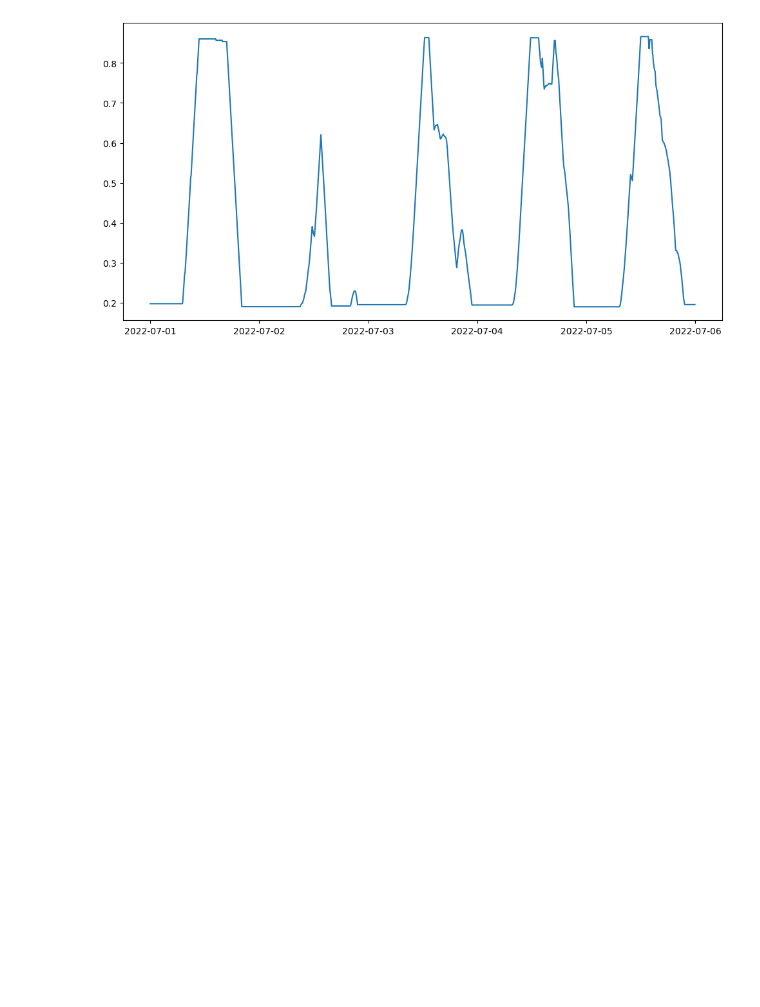
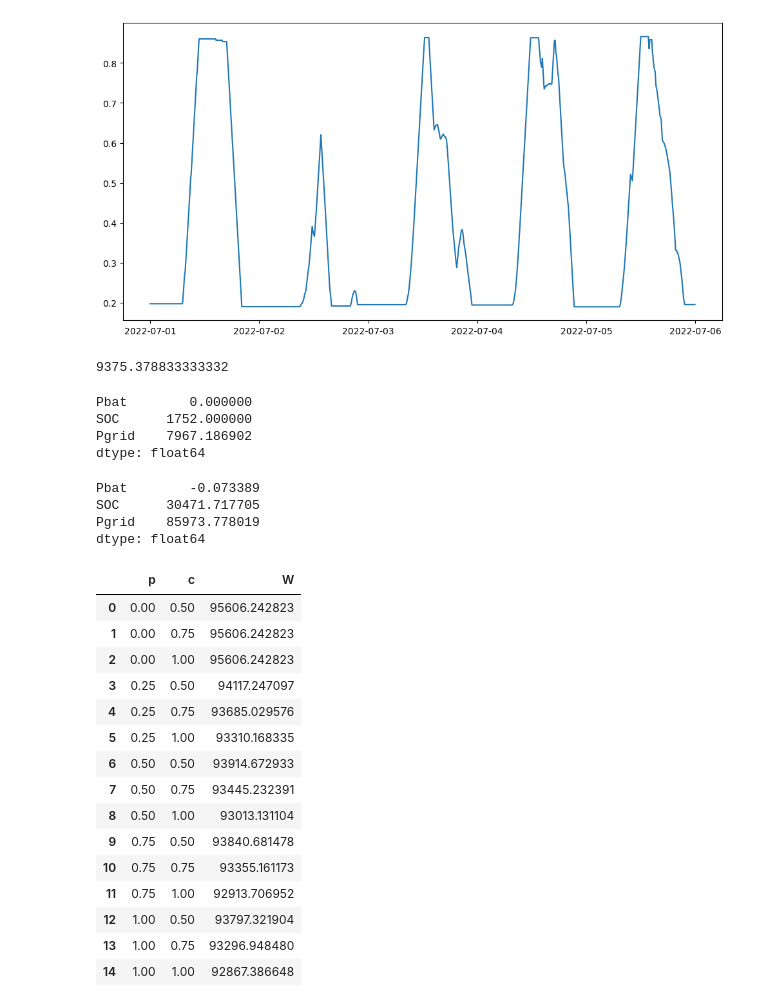
Before and after one commit to Shai670/Residential_consumption_modeling, a Jupyter notebook: battery04.09.ipynb, the cells around one changed output. Saved outputs shown, nothing was run; the diff lists cells and outputs as text; code cells hidden in the pictures; blank space fills up the shorter version.

```diff
--- a/battery04.09.ipynb
+++ b/battery04.09.ipynb
@@ -139,3 +139,76 @@ plt.show()
 # %% [output]
 [figure]
 [figure]
+# %%
+def solar_battery_calc(Pnom, capacity):
+    bat = battery(Pnom=Pnom, capacity=capacity)
+
+    load_data = dataset['load'].copy()
+    gen_data  = dataset['Solar'].copy()
+
+    Pbat = []; soc = []; Pgrid = []
+    for load, gen in zip(load_data, gen_data):
+        bat_power = bat.working(Pgen=gen, Pload=load)
+        grid_power = load + bat_power - gen
+
+        if grid_power < 0: grid_power = 0
+
+        Pgrid.append(grid_power)
+        Pbat.append(bat_power)
+        soc.append(bat.SOC)
+
+    output = pd.DataFrame(data={"Pbat" : Pbat, "SOC" : soc, "Pgrid" : Pgrid}, index=gen_data.index)
+
+    return output
+# %%
+dataset['load'].mean() * 365 * 24
+# %% [output]
+9375.378833333332
+# %%
+output = solar_battery_calc(Pnom=0, capacity=5)
+output.mean() * 365 * 24
+# %% [output]
+Pbat        0.000000
+SOC      1752.000000
+Pgrid    7967.186902
+dtype: float64
+# %%
+output = solar_battery_calc(Pnom=2, capacity=10)
+output.sum()
+# %% [output]
+Pbat        -0.073389
+SOC      30471.717705
+Pgrid    85973.778019
+dtype: float64
+# %%
+result = pd.DataFrame()
+
+i = 0
+for p in [0, .25, .5, .75, 1.]:
+    for c in [.5, .75, 1.]:
+        output = solar_battery_calc(Pnom=p, capacity=c)
+
+        result.loc[i, "p"] = p
+        result.loc[i, "c"] = c
+        result.loc[i, "W"] = output["Pgrid"].sum()
+
+        i += 1
+
+result
+# %% [output]
+|  | p | c | W |
+| 0 | 0.00 | 0.50 | 95606.242823 |
+| 1 | 0.00 | 0.75 | 95606.242823 |
+| 2 | 0.00 | 1.00 | 95606.242823 |
+| 3 | 0.25 | 0.50 | 94117.247097 |
+| 4 | 0.25 | 0.75 | 93685.029576 |
+| 5 | 0.25 | 1.00 | 93310.168335 |
+| 6 | 0.50 | 0.50 | 93914.672933 |
+| 7 | 0.50 | 0.75 | 93445.232391 |
+| 8 | 0.50 | 1.00 | 93013.131104 |
+| 9 | 0.75 | 0.50 | 93840.681478 |
+| 10 | 0.75 | 0.75 | 93355.161173 |
+| 11 | 0.75 | 1.00 | 92913.706952 |
+| 12 | 1.00 | 0.50 | 93797.321904 |
+| 13 | 1.00 | 0.75 | 93296.948480 |
+| 14 | 1.00 | 1.00 | 92867.386648 |
```
